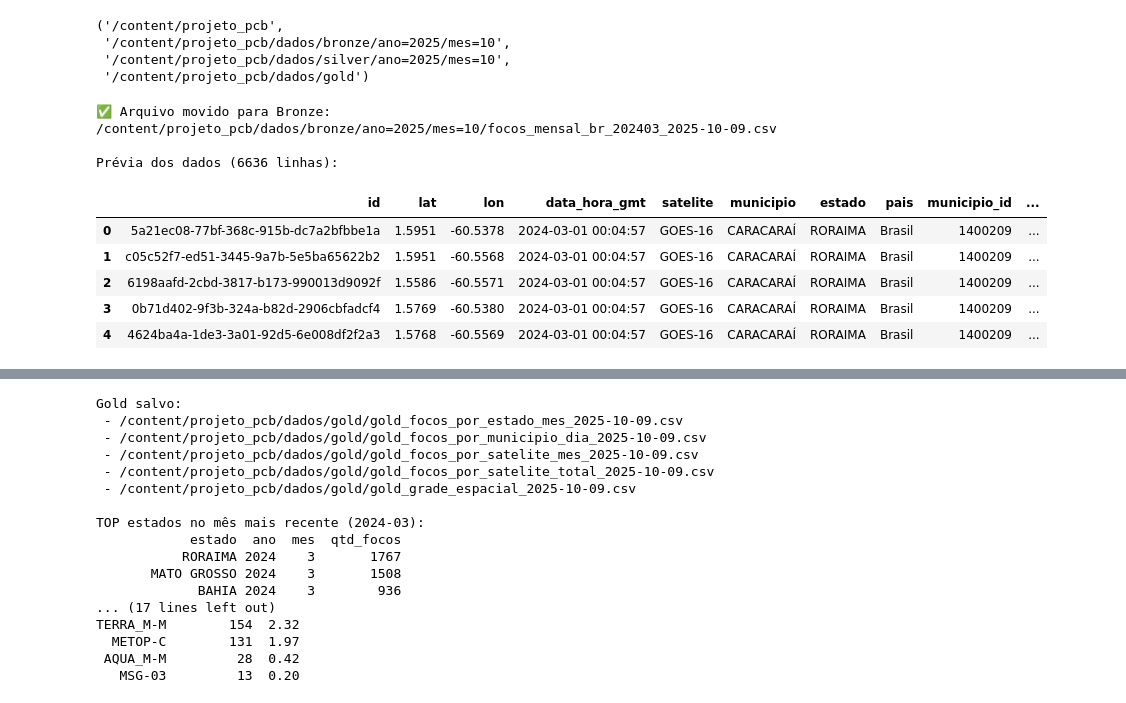
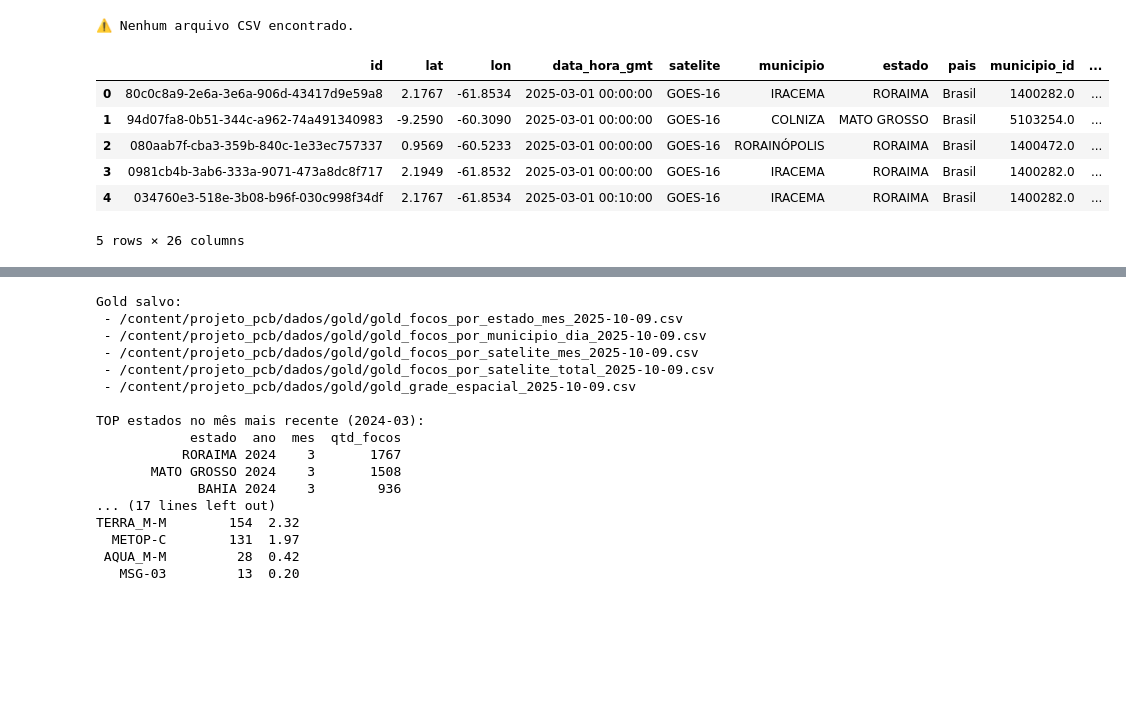
Before and after one commit to Rob-A-B/wildfire-hotspots, a Jupyter notebook: queimadas.ipynb, the cells around one changed output, grey strips where cells are left out. Saved outputs shown, nothing was run; the diff lists cells and outputs as text; code cells hidden in the pictures; blank space fills up the shorter version.

```diff
--- a/queimadas.ipynb
+++ b/queimadas.ipynb
@@ -7,20 +9,3 @@ import pandas as pd
 import numpy as np
 from PIL import Image
 import matplotlib.pyplot as plt
-# %%
-
-hoje = datetime.date.today()
-BASE = "/content/projeto_pcb"
-BRONZE = f"{BASE}/dados/bronze/ano={hoje.year}/mes={hoje:%m}"
-SILVER = f"{BASE}/dados/silver/ano={hoje.year}/mes={hoje:%m}"
-GOLD   = f"{BASE}/dados/gold"
-
-for d in [BRONZE, SILVER, GOLD]:
-    os.makedirs(d, exist_ok=True)
-
-BASE, BRONZE, SILVER, GOLD
-# %% [output]
-('/content/projeto_pcb',
- '/content/projeto_pcb/dados/bronze/ano=2025/mes=10',
- '/content/projeto_pcb/dados/silver/ano=2025/mes=10',
- '/content/projeto_pcb/dados/gold')
@@ -27,36 +101,48 @@ BASE, BRONZE, SILVER, GOLD
 # %%
-arquivos = [f for f in os.listdir("/content") if f.endswith(".csv")]
+# Caminho da camada Bronze (já criada antes)
+hoje = datetime.date.today()
+BASE = "/content/projeto_pcb"
+BRONZE = f"{BASE}/dados/bronze/ano={hoje.year}/mes={hoje:%m}"
 
-if arquivos:
-    nome_arquivo = arquivos[0]  # pega o primeiro CSV encontrado
-    origem = f"/content/{nome_arquivo}"
-    destino = os.path.join(
-        BRONZE,
-        f"{os.path.splitext(nome_arquivo)[0]}_{hoje}.csv"
-    )
+# Lista todos os CSVs na raiz do Colab
+arquivos = [f for f in os.listdir("/content/") if f.endswith(".csv")]
 
-    shutil.move(origem, destino)
-    print(f"✅ Arquivo movido para Bronze: {destino}")
+if not arquivos:
+    print("⚠️ Nenhum arquivo CSV encontrado.")
+else:
+    print(f"📦 {len(arquivos)} arquivos encontrados.\n")
 
-    df = pd.read_csv(destino)
-    print(f"\nPrévia dos dados ({len(df)} linhas):")
-    display(df.head())
+    for nome_arquivo in arquivos:
+        origem = f"/content/{nome_arquivo}"
+        destino = os.path.join(
+            BRONZE,
+            f"{os.path.splitext(nome_arquivo)[0]}_{hoje}.csv"
+        )
 
+        # Move o arquivo
+        shutil.copy(origem, destino)
+        print(f"✅ Arquivo movido para Bronze: {destino}")
+
+        # Pré-visualiza o conteúdo
+        df = pd.read_csv(destino)
+        print(f"🧾 {nome_arquivo}: {len(df)} linhas")
+        display(df.head())
 
 # up = files.upload()
 # nome_arquivo = list(up.keys())[0]
 # dest = os.path.join(BRONZE, f"{os.path.splitext(nome_arquivo)[0]}_{datetime.date.today()}.csv")
 # shutil.move('focos_mensal_br_202301', dest)
 # print("Salvo em bronze:", dest)
-l
 # %% [output]
-✅ Arquivo movido para Bronze: /content/projeto_pcb/dados/bronze/ano=2025/mes=10/focos_mensal_br_202403_2025-10-09.csv
-
-Prévia dos dados (6636 linhas):
+⚠️ Nenhum arquivo CSV encontrado.
-|  | id | lat | lon | data_hora_gmt | satelite | municipio | estado | pais | municipio_id | ... |
-| 0 | 5a21ec08-77bf-368c-915b-dc7a2bfbbe1a | 1.5951 | -60.5378 | 2024-03-01 00:04:57 | GOES-16 | CARACARAÍ | RORAIMA | Brasil | 1400209 | ... |
-| 1 | c05c52f7-ed51-3445-9a7b-5e5ba65622b2 | 1.5951 | -60.5568 | 2024-03-01 00:04:57 | GOES-16 | CARACARAÍ | RORAIMA | Brasil | 1400209 | ... |
-| 2 | 6198aafd-2cbd-3817-b173-990013d9092f | 1.5586 | -60.5571 | 2024-03-01 00:04:57 | GOES-16 | CARACARAÍ | RORAIMA | Brasil | 1400209 | ... |
-| 3 | 0b71d402-9f3b-324a-b82d-2906cbfadcf4 | 1.5769 | -60.5380 | 2024-03-01 00:04:57 | GOES-16 | CARACARAÍ | RORAIMA | Brasil | 1400209 | ... |
-| 4 | 4624ba4a-1de3-3a01-92d5-6e008df2f2a3 | 1.5768 | -60.5569 | 2024-03-01 00:04:57 | GOES-16 | CARACARAÍ | RORAIMA | Brasil | 1400209 | ... |
+# %%
+bronze_df.head()
+# %% [output]
+|  | id | lat | lon | data_hora_gmt | satelite | municipio | estado | pais | municipio_id | ... |
+| 0 | 80c0c8a9-2e6a-3e6a-906d-43417d9e59a8 | 2.1767 | -61.8534 | 2025-03-01 00:00:00 | GOES-16 | IRACEMA | RORAIMA | Brasil | 1400282.0 | ... |
+| 1 | 94d07fa8-0b51-344c-a962-74a491340983 | -9.2590 | -60.3090 | 2025-03-01 00:00:00 | GOES-16 | COLNIZA | MATO GROSSO | Brasil | 5103254.0 | ... |
+| 2 | 080aab7f-cba3-359b-840c-1e33ec757337 | 0.9569 | -60.5233 | 2025-03-01 00:00:00 | GOES-16 | RORAINÓPOLIS | RORAIMA | Brasil | 1400472.0 | ... |
+| 3 | 0981cb4b-3ab6-333a-9071-473a8dc8f717 | 2.1949 | -61.8532 | 2025-03-01 00:00:00 | GOES-16 | IRACEMA | RORAIMA | Brasil | 1400282.0 | ... |
+| 4 | 034760e3-518e-3b08-b96f-030c998f34df | 2.1767 | -61.8534 | 2025-03-01 00:10:00 | GOES-16 | IRACEMA | RORAIMA | Brasil | 1400282.0 | ... |
+5 rows × 26 columns
 # %%
```
Also changed, not shown: parts of 5 cells of this notebook.
